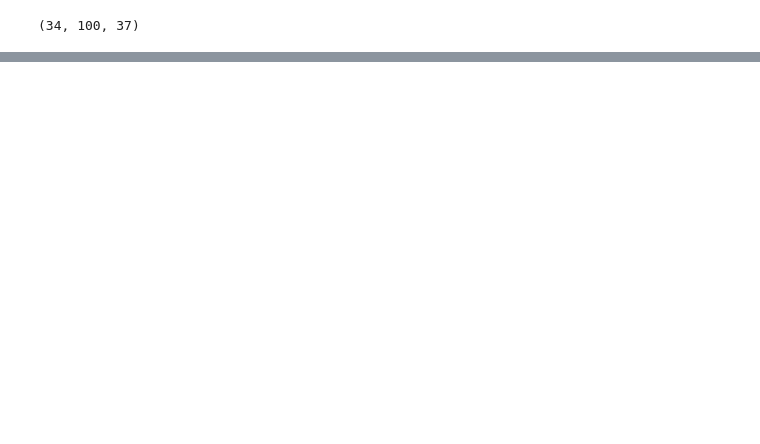
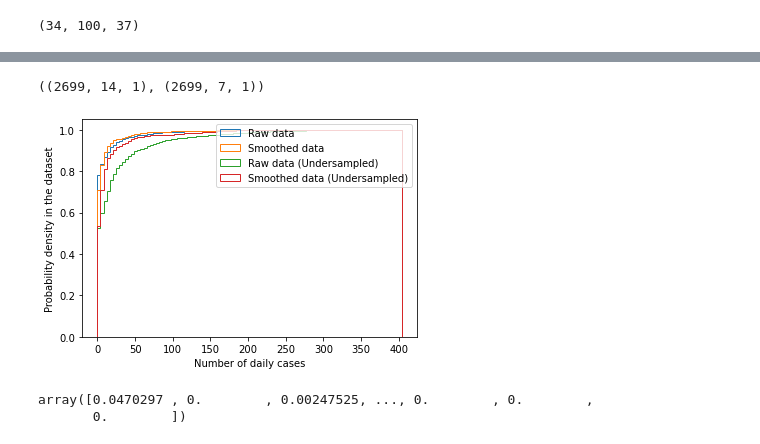
Before and after one commit to pdncovid/sl-cov19-forecasting, a Jupyter notebook: Forecasting/dataset_explorer.ipynb, the cells around one changed output, grey strips where cells are left out. Saved outputs shown, nothing was run; the diff lists cells and outputs as text; code cells hidden in the pictures; blank space fills up the shorter version.

```diff
--- a/Forecasting/dataset_explorer.ipynb
+++ b/Forecasting/dataset_explorer.ipynb
@@ -105,3 +105,10 @@ _x = split_and_smooth(daily_cases, look_back_window=100, window_slide=10,R_weigh
 _x.shape
 # %% [output]
 (34, 100, 37)
+# %%
+features = np.zeros((daily_filtered.shape[0],1))
+from utils.data_splitter import split_on_region_dimension, split_on_time_dimension, split_into_pieces_inorder, split_and_smooth
+X_train, X_train_feat, Y_train, X_val, X_val_feat, Y_val, X_test, X_test_feat, Y_test = split_on_time_dimension(
+        daily_cases, daily_cases, features, WINDOW_LENGTH, PREDICT_STEPS,
+        k_fold=3, test_fold=2, reduce_last_dim=False,
+        only_train_test=True, debug=True)
@@ -107,0 +125,7 @@ _x.shape
+# %%
+features = np.zeros((daily_filtered.shape[0],1))
+from utils.data_splitter import split_on_region_dimension, split_on_time_dimension, split_into_pieces_inorder, split_and_smooth
+X_trainf, X_train_featf, Y_trainf, X_valf, X_val_featf, Y_valf, X_testf, X_test_featf, Y_testf = split_on_time_dimension(
+        daily_filtered, daily_filtered, features, WINDOW_LENGTH, PREDICT_STEPS,
+        k_fold=3, test_fold=2, reduce_last_dim=False,
+        only_train_test=True, debug=True)
@@ -107,0 +151,3 @@ _x.shape
+# %%
+x_train_uf, y_train_uf = undersample2(X_trainf, Y_trainf.transpose([2,0,1]),  region_names, True)
+x_train_u, y_train_u = undersample2(X_train, Y_train.transpose([2,0,1]),  region_names, True)
@@ -107,0 +165,31 @@ _x.shape
+# %%
+x_train_uf.shape, y_train_uf.shape
+# %% [output]
+((2699, 14, 1), (2699, 7, 1))
+# %%
+# plt.yscale('log')
+cum=True
+ht='step'
+alpha = 1
+s = 100
+_max = np.max([X_train.max(),X_trainf.max(),x_train_u.max(),x_train_uf.max()])
+bins=np.linspace(0,_max.max(),s)
+
+def f(x):
+    return x.reshape(-1)
+plt.hist(f(X_train), bins=bins, alpha=alpha, cumulative=cum,histtype=ht,label='Raw data', density=True)
+plt.hist(f(X_trainf), bins=bins, alpha=alpha, cumulative=cum,histtype=ht,label='Smoothed data', density=True)
+plt.hist(f(x_train_u), bins=bins, alpha=alpha, cumulative=cum,histtype=ht,label='Raw data (Undersampled)', density=True)
+plt.hist(f(x_train_uf), bins=bins, alpha=alpha,cumulative=cum, histtype=ht,label='Smoothed data (Undersampled)', density=True)
+plt.legend()
+plt.xlabel("Number of daily cases")
+plt.ylabel("Probability density in the dataset")
+
+plt.show()
+# %% [output]
+[figure, added]
+# %%
+X_train.reshape(-1)/X_train.max()
+# %% [output]
+array([0.0470297 , 0.        , 0.00247525, ..., 0.        , 0.        ,
+       0.        ])
```
Also changed, not shown: parts of 8 cells of this notebook, 4 other files.
